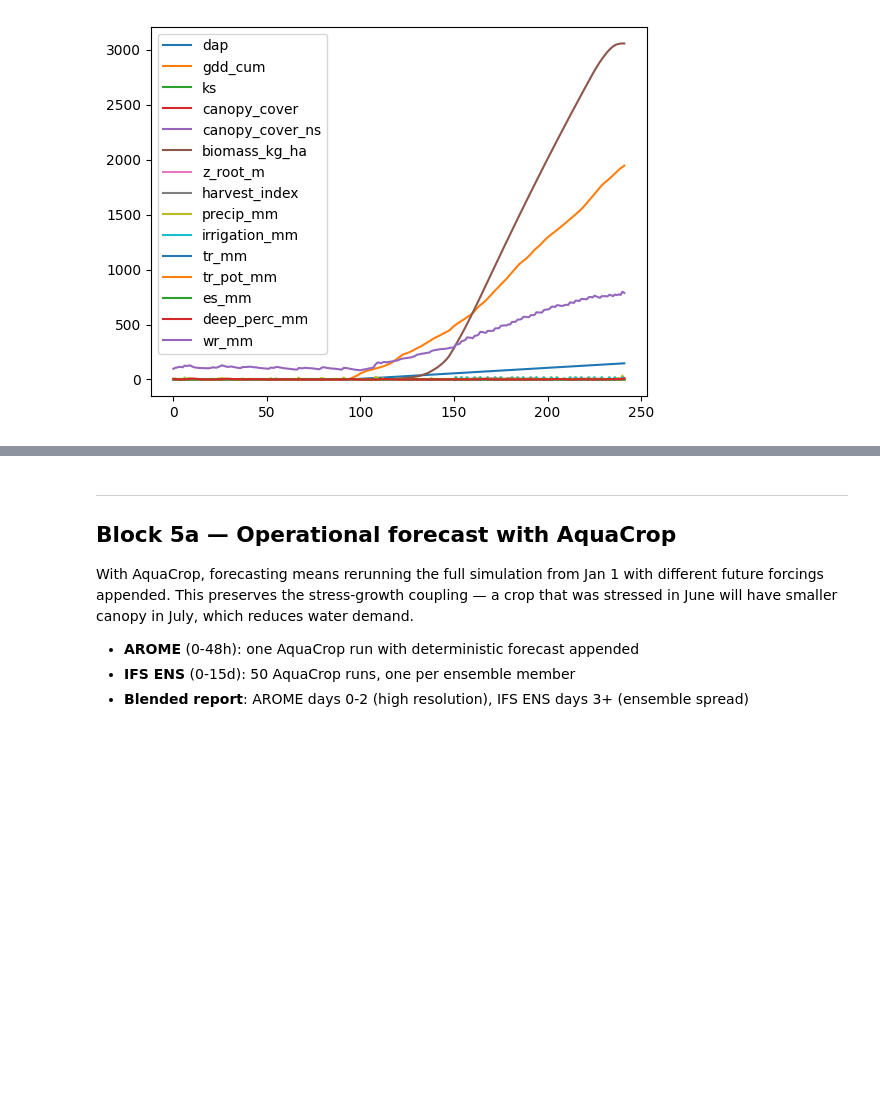
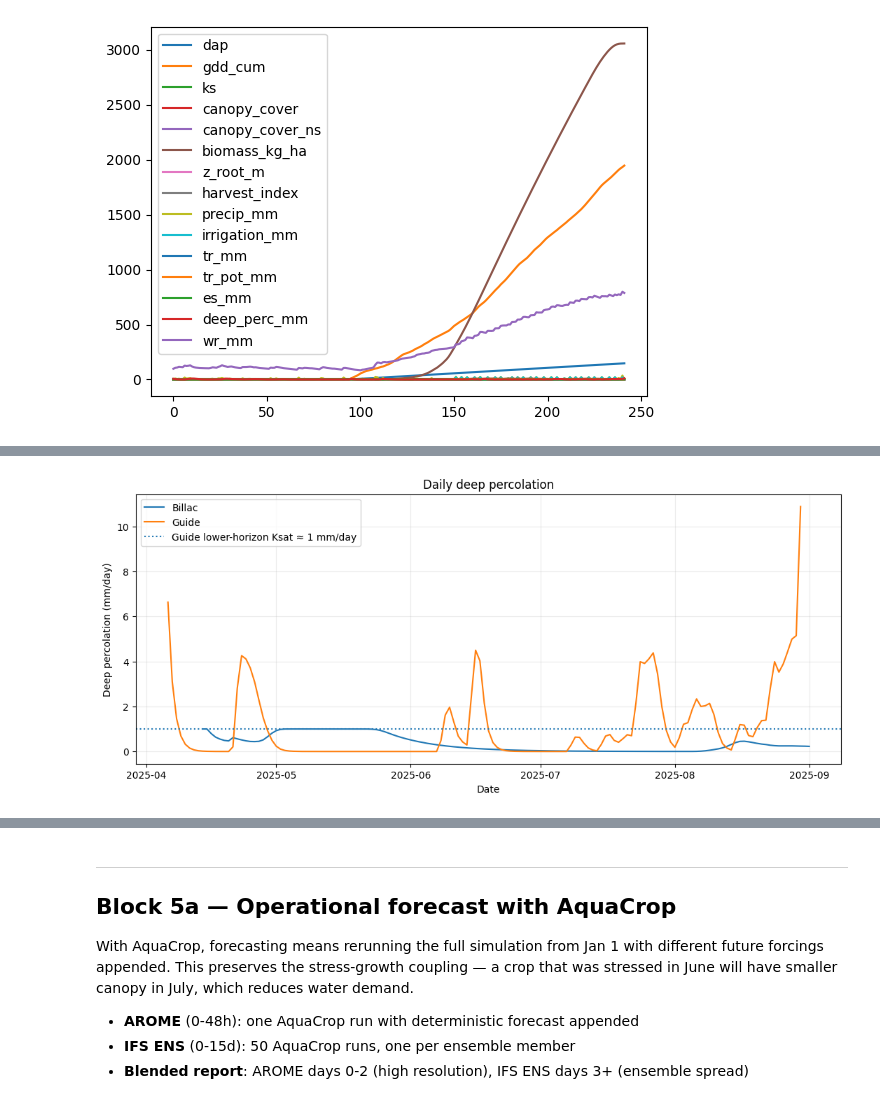
Before and after one commit to Catmosphere314/IrriGator, a Jupyter notebook: notebook/66_full_pipeline_acquacrop.ipynb, the cells around one changed output, grey strips where cells are left out. Saved outputs shown, nothing was run; the diff lists cells and outputs as text; code cells hidden in the pictures; blank space fills up the shorter version.

```diff
--- a/notebook/66_full_pipeline_acquacrop.ipynb
+++ b/notebook/66_full_pipeline_acquacrop.ipynb
@@ -78,6 +80,8 @@ from irrigator.config import load_region_config, load_parcel_config
 cfg = load_region_config(REGION_CONFIG)
 parcel = load_parcel_config(PARCEL_CONFIG)
 parcel2 = load_parcel_config(PARCEL_CONFIG2)
+parcel3 = load_parcel_config(PARCEL_CONFIG3)
+parcel4 = load_parcel_config(PARCEL_CONFIG4)
 
 print(f"Region: {cfg.name} (dept {cfg.code_departement})")
 print(f"Parcel: {parcel.name} ({parcel.id})")
@@ -155,14 +222,18 @@ from irrigator.atmospheric.era5_processor import load_daily, process_era5_to_dai
 from irrigator.atmospheric.forcing import extract_parcel_forcing
 
 # First time: process hourly → daily (slow, do once)
-# from irrigator.ingestion.cds_client import open_era5_land
-# era5_hourly = open_era5_land(raw_dir=RAW_DIR, start=date(2025,1,1), end=date(2025,12,31))
-# era5_daily = process_era5_to_daily(era5_hourly, shift_utc=SHIFT)
-# save_daily(era5_daily, processed_dir=PROCESSED_DIR)
+from irrigator.ingestion.cds_client import open_era5_land
+#era5_hourly = open_era5_land(raw_dir=RAW_DIR, start=date(2025, 1, 1), end=date(2025, 12, 31))
+era5_hourly = open_era5_land(raw_dir=RAW_DIR, start=SIMULATION_START, end=TODAY)
+era5_daily = process_era5_to_daily(era5_hourly, shift_utc=SHIFT)
+save_daily(era5_daily, processed_dir=PROCESSED_DIR)
 
 # # After that: just load cached
 era5_daily = load_daily(processed_dir=PROCESSED_DIR)
 forcing = extract_parcel_forcing(era5_daily, parcel, terrain)
+forcing2 = extract_parcel_forcing(era5_daily, parcel2, terrain2)
+forcing3 = extract_parcel_forcing(era5_daily, parcel3, terrain3)
+forcing4 = extract_parcel_forcing(era5_daily, parcel4, terrain4)
 
 print(f"ERA5 grid: {dict(era5_daily.sizes)}")
 print(f"Forcing: {forcing.n_days} days")
@@ -244,0 +501,27 @@ hist_run.final_results
+# %%
+fig, ax = plt.subplots(figsize=(13, 5))
+
+for name, data in prepared.items():
+    ax.plot(
+        data["date"],
+        data["deep_perc_mm"],
+        label=name,
+    )
+
+ax.set(
+    title="Daily deep percolation",
+    ylabel="Deep percolation (mm/day)",
+    xlabel="Date",
+)
+
+ax.axhline(
+    1,
+    linestyle=":",
+    label="Guide lower-horizon Ksat ≈ 1 mm/day",
+)
+
+ax.legend()
+ax.grid(alpha=0.25)
+plt.show()
+# %% [output]
+[figure, added]
```
Also changed, not shown: parts of 16 cells of this notebook, 2 other files.
